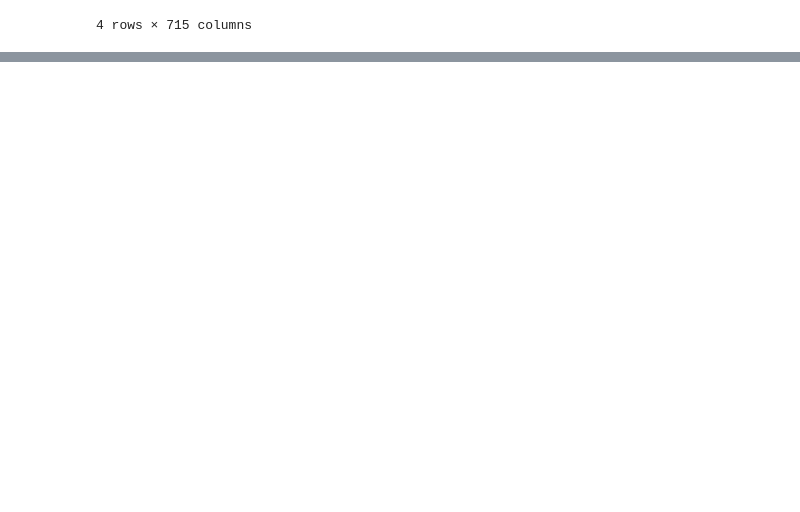
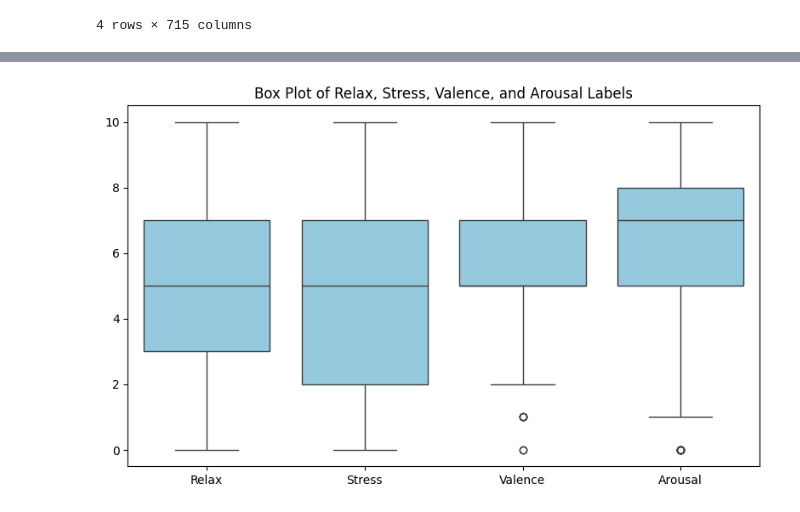
Before and after one commit to raz0208/Stress-Detection-by-Multimodal-Dataset, a Jupyter notebook: eda.ipynb, the cells around one changed output, grey strips where cells are left out. Saved outputs shown, nothing was run; the diff lists cells and outputs as text; code cells hidden in the pictures; blank space fills up the shorter version.

Commit message:
StressID: Code update - EDA on self_assessment.csv

```diff
--- a/eda.ipynb
+++ b/eda.ipynb
@@ -114,3 +111,14 @@ Labels DataFrame with Subject-Task Combinations:
 | valence | NaN | NaN | NaN | NaN | NaN | NaN | NaN | ... |
 | arousal | NaN | NaN | NaN | NaN | NaN | NaN | NaN | ... |
 4 rows × 715 columns
+# %%
+# Transpose the labels DataFrame to have unique keys as rows and the corresponding values as columns
+labels = labels.transpose()
+labels.columns = ['Relax', 'Stress', 'Valence', 'Arousal']
+print("\nTransposed Labels DataFrame:")
+print(labels[:20])
+print(f"\nShape of Labels DataFrame: {labels.shape}")
+
+# # Save the labels DataFrame to a CSV file
+# labels.to_csv('/data/labels.csv', index=True)
+# print("\nLabels DataFrame saved to 'labels.csv' successfully.")
@@ -116,0 +170,9 @@ Labels DataFrame with Subject-Task Combinations:
+# %%
+# Visualize the distribution of the 'Relax', 'Stress', 'Valence', and 'Arousal' labels using vertical box plots
+plt.figure(figsize=(8, 5))
+sns.boxplot(data=labels, orient='v', color='skyblue')
+plt.title('Box Plot of Relax, Stress, Valence, and Arousal Labels')
+plt.tight_layout()
+plt.show()
+# %% [output]
+[figure, added]
```
Also changed, not shown: parts of 10 cells of this notebook, 2 other files.
